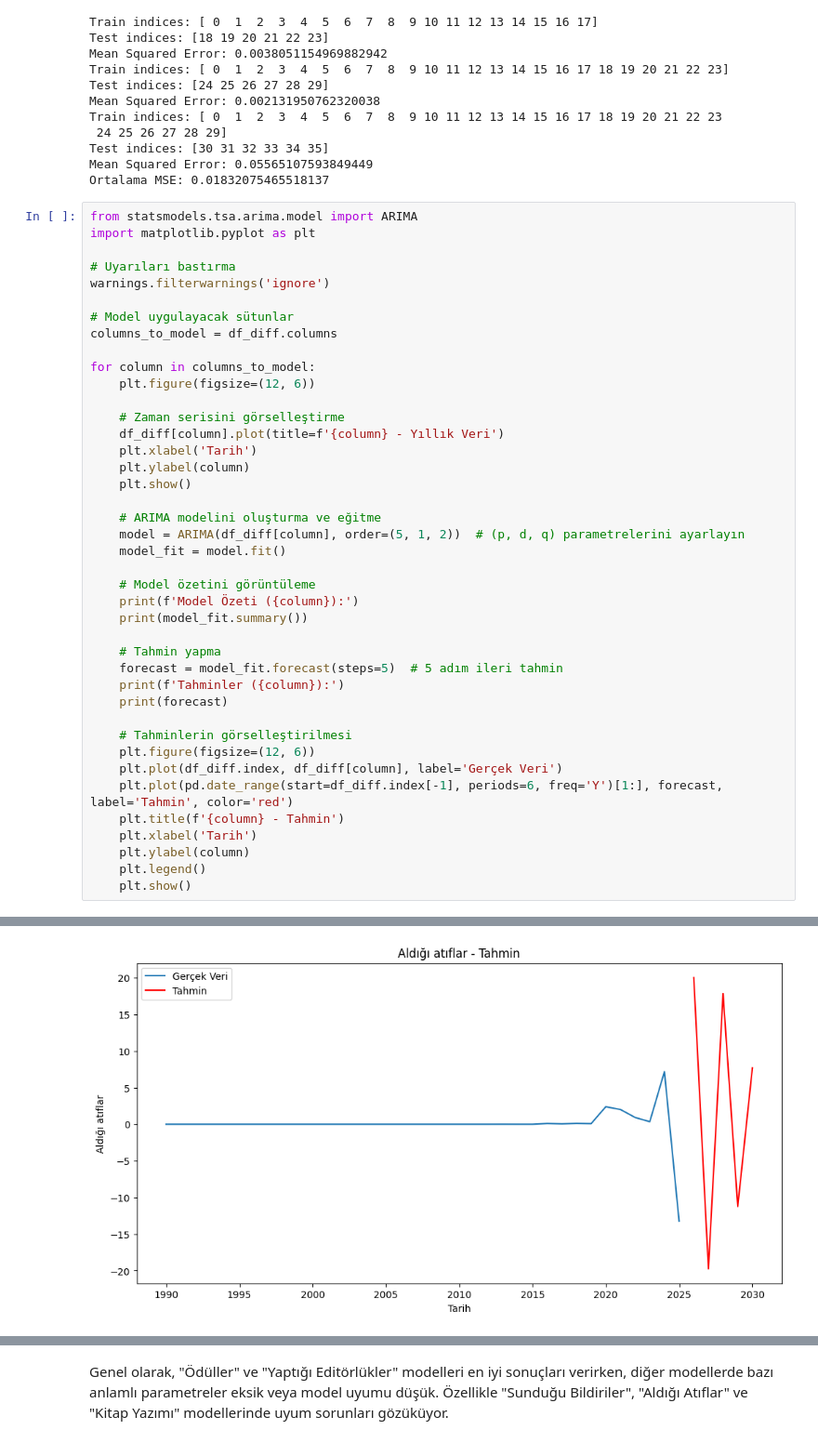
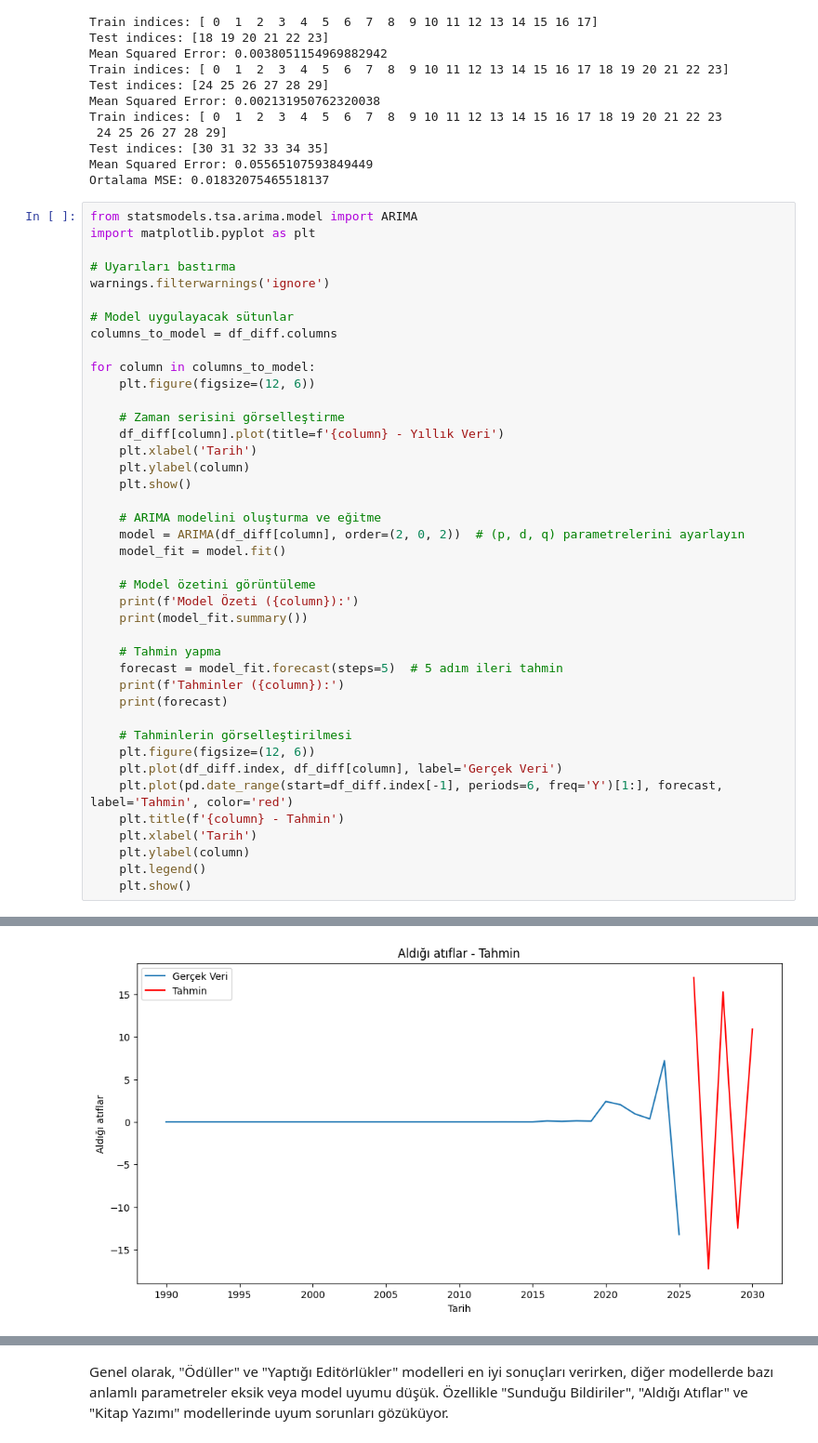
Before and after one commit to elifftop/Proje2, a Jupyter notebook: deneme.ipynb, the cells around one changed output, grey strips where cells are left out. Shown at 93% size. Cells and saved outputs as stored; diff of their text form.

```diff
--- a/deneme.ipynb
+++ b/deneme.ipynb
@@ -2146,7 +2146,7 @@ for column in columns_to_model:
     plt.show()
 
     # ARIMA modelini oluşturma ve eğitme
-    model = ARIMA(df_diff[column], order=(5, 1, 2))  # (p, d, q) parametrelerini ayarlayın
+    model = ARIMA(df_diff[column], order=(2, 0, 2))  # (p, d, q) parametrelerini ayarlayın
     model_fit = model.fit()
 
     # Model özetini görüntüleme
@@ -2245,5 +2245,5 @@ Covariance Type:                  opg
 Freq: A-DEC, Name: predicted_mean, dtype: float64
-[figure, old version]
+[figure, new version]
 ... (9 outputs left out)
 # %% [markdown]
 Genel olarak, "Ödüller" ve "Yaptığı Editörlükler" modelleri en iyi sonuçları verirken, diğer modellerde bazı anlamlı parametreler eksik veya model uyumu düşük. Özellikle "Sunduğu Bildiriler", "Aldığı Atıflar" ve "Kitap Yazımı" modellerinde uyum sorunları gözüküyor.
```
Also changed, not shown: parts of 1 cell of this notebook.
